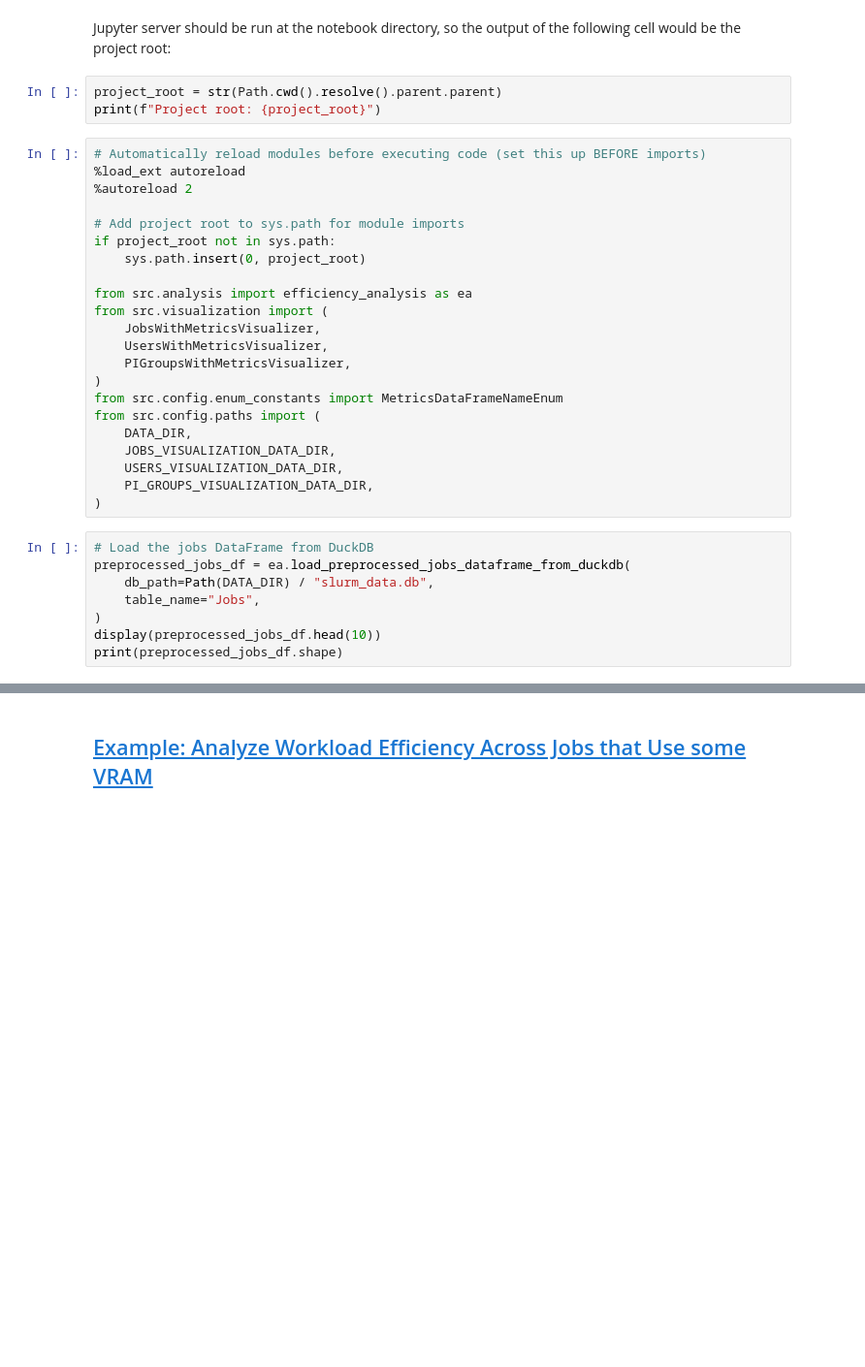
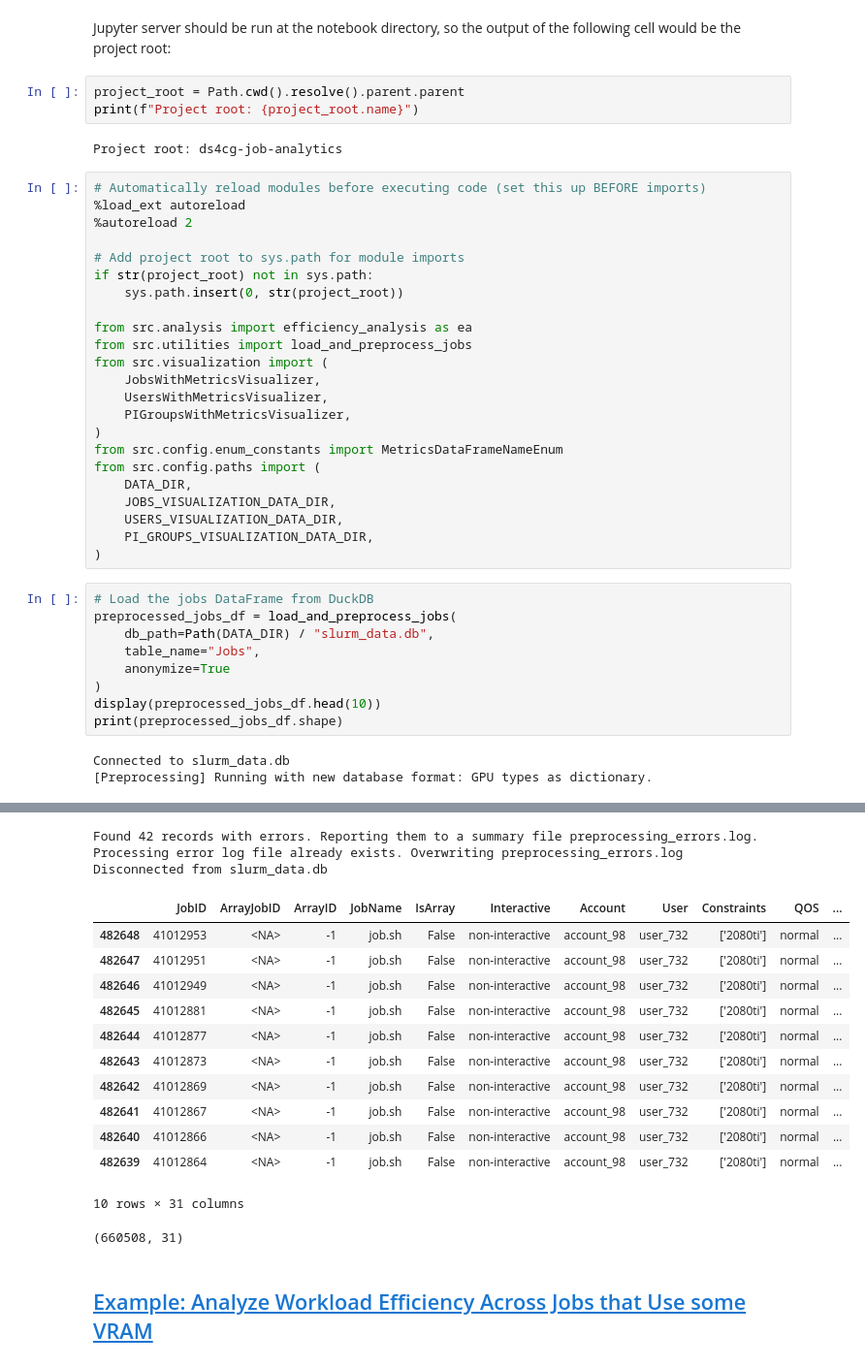
Before and after one commit to UnityHPC/ds4cg-job-analytics, a Jupyter notebook: notebooks/module_demos/Efficiency Analysis.ipynb, the cells around one changed output, grey strips where cells are left out. Shown: that part at 97% size. Drawn from its saved outputs; the diff is of its cells as text; blank space fills up the shorter version.

```diff
--- a/notebooks/module_demos/Efficiency Analysis.ipynb
+++ b/notebooks/module_demos/Efficiency Analysis.ipynb
@@ -41,18 +41,21 @@ import seaborn as sns
 # %% [markdown]
 Jupyter server should be run at the notebook directory, so the output of the following cell would be the project root:
 # %%
-project_root = str(Path.cwd().resolve().parent.parent)
-print(f"Project root: {project_root}")
+project_root = Path.cwd().resolve().parent.parent
+print(f"Project root: {project_root.name}")
+# %% [output]
+Project root: ds4cg-job-analytics
 # %%
 # Automatically reload modules before executing code (set this up BEFORE imports)
 %load_ext autoreload
 %autoreload 2
 
 # Add project root to sys.path for module imports
-if project_root not in sys.path:
-    sys.path.insert(0, project_root)
+if str(project_root) not in sys.path:
+    sys.path.insert(0, str(project_root))
 
 from src.analysis import efficiency_analysis as ea
+from src.utilities import load_and_preprocess_jobs
 from src.visualization import (
     JobsWithMetricsVisualizer,
     UsersWithMetricsVisualizer,
@@ -67,9 +70,13 @@ from src.config.paths import (
 )
 # %%
 # Load the jobs DataFrame from DuckDB
-preprocessed_jobs_df = ea.load_preprocessed_jobs_dataframe_from_duckdb(
+preprocessed_jobs_df = load_and_preprocess_jobs(
     db_path=Path(DATA_DIR) / "slurm_data.db",
     table_name="Jobs",
+    anonymize=True
 )
 display(preprocessed_jobs_df.head(10))
 print(preprocessed_jobs_df.shape)
+# %% [output]
+Connected to slurm_data.db
+[Preprocessing] Running with new database format: GPU types as dictionary.
@@ -76,3 +85,19 @@ print(preprocessed_jobs_df.shape)
+Found 42 records with errors. Reporting them to a summary file preprocessing_errors.log.
+Processing error log file already exists. Overwriting preprocessing_errors.log
+Disconnected from slurm_data.db
+|  | JobID | ArrayJobID | ArrayID | JobName | IsArray | Interactive | Account | User | Constraints | QOS | ... |
+| 482648 | 41012953 | <NA> | -1 | job.sh | False | non-interactive | account_98 | user_732 | ['2080ti'] | normal | ... |
+| 482647 | 41012951 | <NA> | -1 | job.sh | False | non-interactive | account_98 | user_732 | ['2080ti'] | normal | ... |
+| 482646 | 41012949 | <NA> | -1 | job.sh | False | non-interactive | account_98 | user_732 | ['2080ti'] | normal | ... |
+| 482645 | 41012881 | <NA> | -1 | job.sh | False | non-interactive | account_98 | user_732 | ['2080ti'] | normal | ... |
+| 482644 | 41012877 | <NA> | -1 | job.sh | False | non-interactive | account_98 | user_732 | ['2080ti'] | normal | ... |
+| 482643 | 41012873 | <NA> | -1 | job.sh | False | non-interactive | account_98 | user_732 | ['2080ti'] | normal | ... |
+| 482642 | 41012869 | <NA> | -1 | job.sh | False | non-interactive | account_98 | user_732 | ['2080ti'] | normal | ... |
+| 482641 | 41012867 | <NA> | -1 | job.sh | False | non-interactive | account_98 | user_732 | ['2080ti'] | normal | ... |
+| 482640 | 41012866 | <NA> | -1 | job.sh | False | non-interactive | account_98 | user_732 | ['2080ti'] | normal | ... |
+| 482639 | 41012864 | <NA> | -1 | job.sh | False | non-interactive | account_98 | user_732 | ['2080ti'] | normal | ... |
+10 rows × 31 columns
+(660508, 31)
 # %% [markdown]
 ## <a id='toc1_2_'></a>[Example: Analyze Workload Efficiency Across Jobs that Use some VRAM](#toc0_)
 # %%
```
Also changed, not shown: parts of 14 cells of this notebook, 1 other file.
